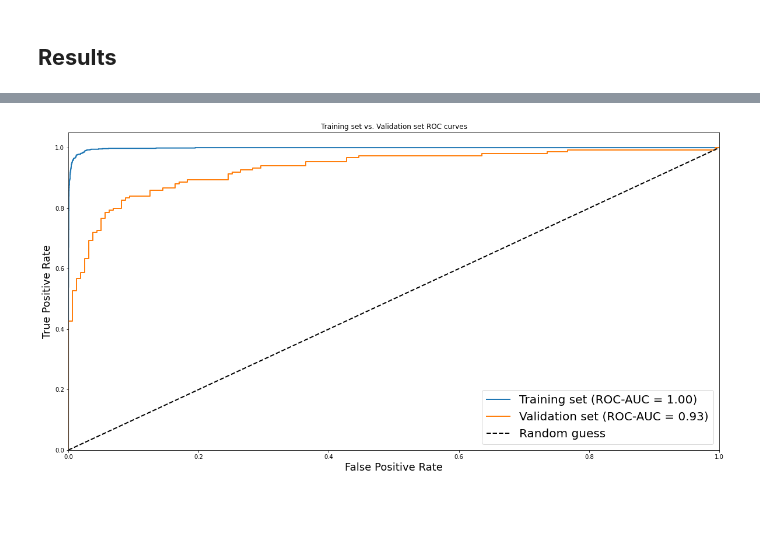
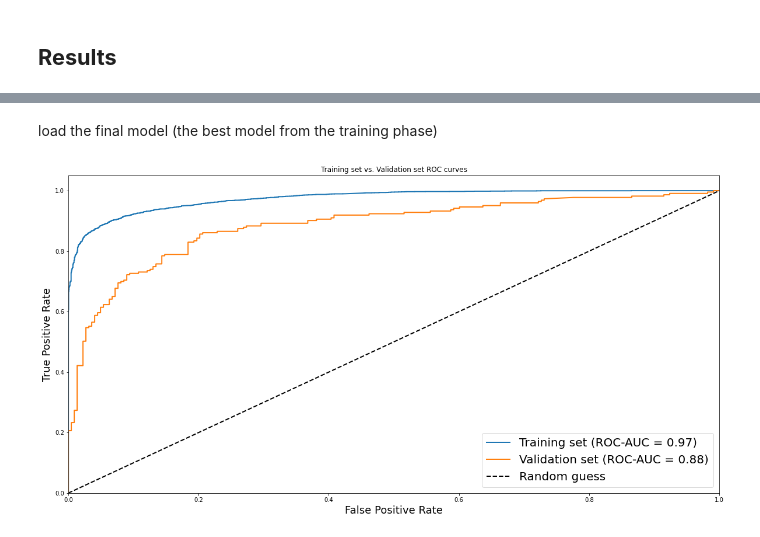
Before and after one commit to InbarShirizly/MAFAT-Challenge, a Jupyter notebook: Our notebooks/Inbar/Transfer learning.ipynb, the cells around one changed output, grey strips where cells are left out. Saved outputs shown, nothing was run; the diff lists cells and outputs as text; code cells hidden in the pictures; blank space fills up the shorter version.

```diff
--- a/Our notebooks/Inbar/Transfer learning.ipynb
+++ b/Our notebooks/Inbar/Transfer learning.ipynb
@@ -275,0 +260,2 @@ def load_and_split_data():
+# %%
+train_x, val_x, test_x, train_y, val_y, test_df  = load_and_split_data()
@@ -351,2 +344,0 @@ Run page: https://app.wandb.ai/inbar_sh/MAFAT/runs/3jmgtduu
-# %%
-train_x, val_x, test_x, train_y, val_y = load_and_split_data()
@@ -426,4 +426,7 @@ Total params: 15,311,937
 Trainable params: 7,169
 Non-trainable params: 15,304,768
 _________________________________________________________________
+# %%
+final_model_path = f'{files_path}/{vgg_19_model.name}.h5'
+mc, earlystop = callbacks(vgg_19_model, final_model_path)
 # %%
@@ -492,10 +514,14 @@ plot_loss_and_accuracy_over_epoches(history_vgg19)
+# %% [markdown]
+load the final model (the best model from the training phase)
+# %%
+final_model = tf.keras.models.load_model(final_model_path)
 # %%
 # Plot ROC curve and show ROC-AUC results of the training and validation sets.
-pred = [vgg_19_model.predict(train_x), vgg_19_model.predict(val_x)]
+pred = [final_model.predict(train_x), final_model.predict(val_x)]
 actual = [train_y, val_y]
 stats(pred, actual)
 # %% [output]
-[figure, old version]
+[figure, new version]
 # %%
 # Creating DataFrame with the probability prediction for each segment
 submission =  pd.DataFrame()
```
Also changed, not shown: parts of 43 cells of this notebook, 57 other files.
